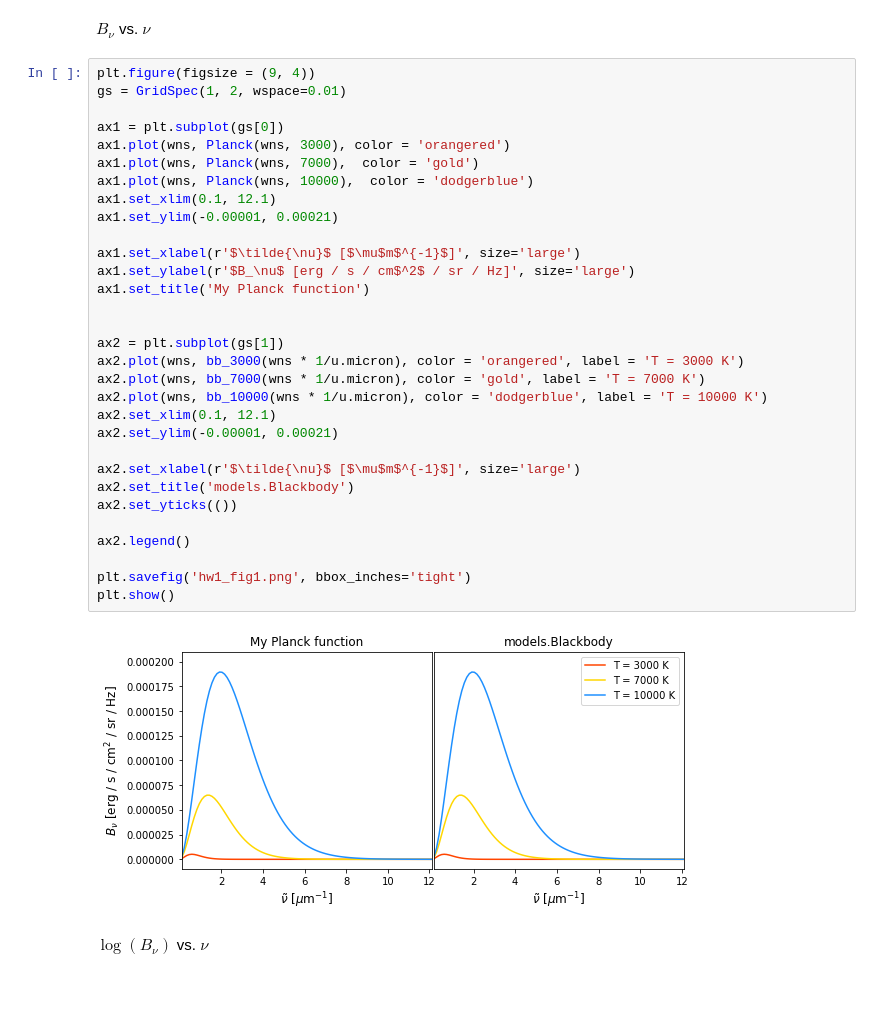
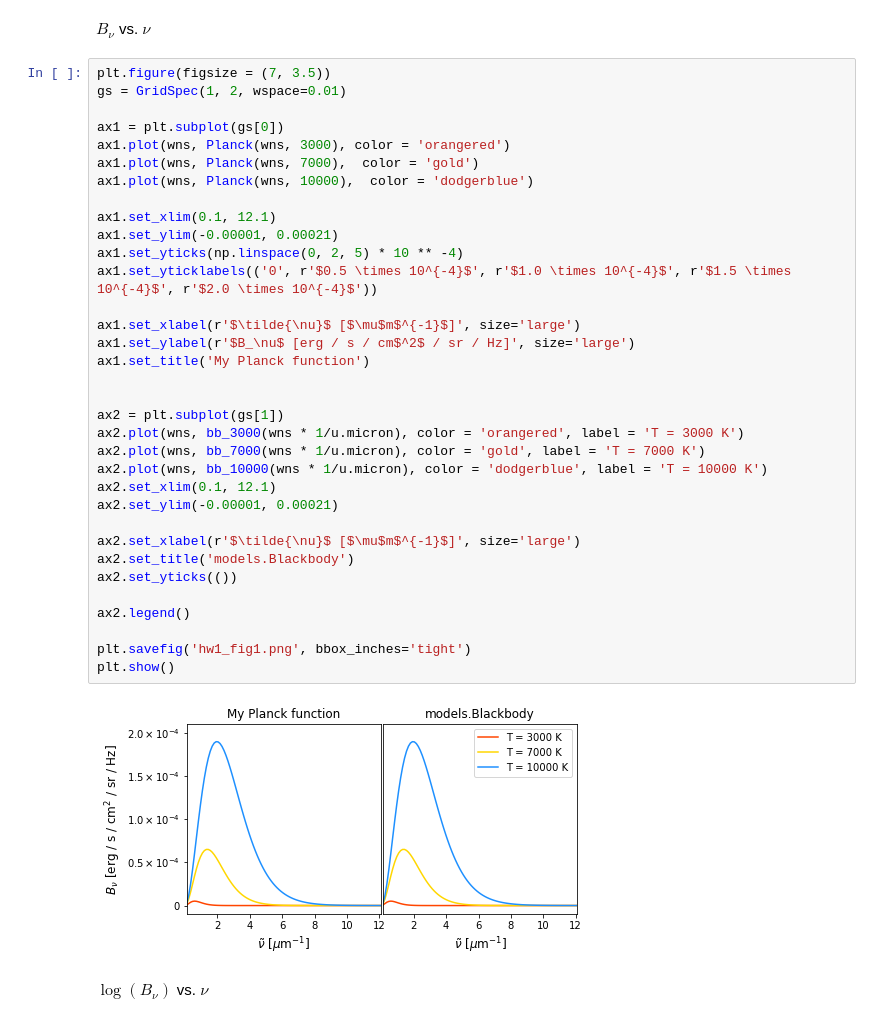
Before and after one commit to cdedrick/astro-530, a Jupyter notebook: hw1.ipynb, the cells around one changed output. Drawn from its saved outputs; the diff is of its cells as text; blank space fills up the shorter version.

```diff
--- a/hw1.ipynb
+++ b/hw1.ipynb
@@ -18,38 +18,41 @@ wns = np.linspace(0.1, 12.1, 100)
 # %% [markdown]
 $B_\nu$ vs. $\nu$
 # %%
-plt.figure(figsize = (9, 4))
+plt.figure(figsize = (7, 3.5))
 gs = GridSpec(1, 2, wspace=0.01)
 
 ax1 = plt.subplot(gs[0])
 ax1.plot(wns, Planck(wns, 3000), color = 'orangered')
 ax1.plot(wns, Planck(wns, 7000),  color = 'gold')
 ax1.plot(wns, Planck(wns, 10000),  color = 'dodgerblue')
+
 ax1.set_xlim(0.1, 12.1)
 ax1.set_ylim(-0.00001, 0.00021)
+ax1.set_yticks(np.linspace(0, 2, 5) * 10 ** -4)
+ax1.set_yticklabels(('0', r'$0.5 \times 10^{-4}$', r'$1.0 \times 10^{-4}$', r'$1.5 \times 10^{-4}$', r'$2.0 \times 10^{-4}$'))
 
 ax1.set_xlabel(r'$\tilde{\nu}$ [$\mu$m$^{-1}$]', size='large')
 ax1.set_ylabel(r'$B_\nu$ [erg / s / cm$^2$ / sr / Hz]', size='large')
 ax1.set_title('My Planck function')
 
 
 ax2 = plt.subplot(gs[1])
 ax2.plot(wns, bb_3000(wns * 1/u.micron), color = 'orangered', label = 'T = 3000 K')
 ax2.plot(wns, bb_7000(wns * 1/u.micron), color = 'gold', label = 'T = 7000 K')
 ax2.plot(wns, bb_10000(wns * 1/u.micron), color = 'dodgerblue', label = 'T = 10000 K')
 ax2.set_xlim(0.1, 12.1)
 ax2.set_ylim(-0.00001, 0.00021)
 
 ax2.set_xlabel(r'$\tilde{\nu}$ [$\mu$m$^{-1}$]', size='large')
 ax2.set_title('models.Blackbody')
 ax2.set_yticks(())
 
 ax2.legend()
 
 plt.savefig('hw1_fig1.png', bbox_inches='tight')
 plt.show()
 # %% [output]
-[figure, old version]
+[figure, new version]
 # %% [markdown]
 $\log(B_\nu)$ vs. $\nu$
 # %%
```
Also changed, not shown: parts of 2 cells of this notebook.
